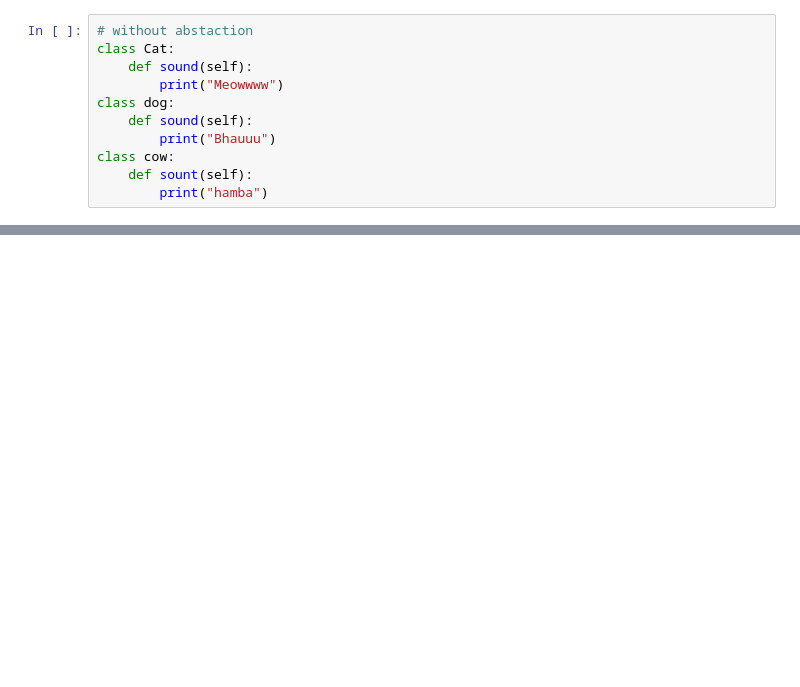
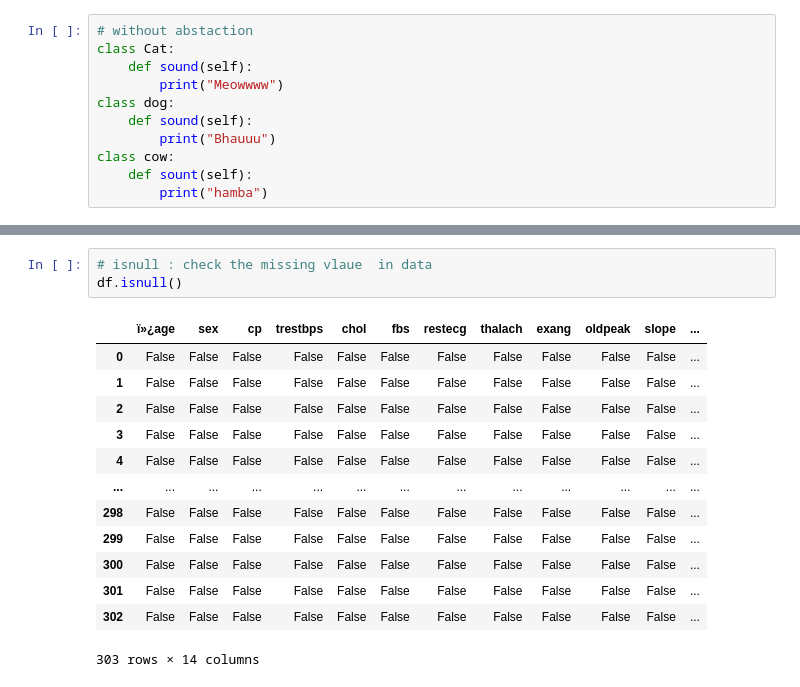
Before and after one commit to SameerD14/Python-_Daily_Tasks, a Jupyter notebook: classwork.ipynb, the cells around one changed output, grey strips where cells are left out. Saved outputs shown, nothing was run; the diff lists cells and outputs as text; blank space fills up the shorter version.

```diff
--- a/classwork.ipynb
+++ b/classwork.ipynb
@@ -1444,0 +1626,17 @@ Bonus     : 3000
+# %%
+# isnull : check the missing vlaue  in data
+df.isnull()
+# %% [output]
+|  | ï»¿age | sex | cp | trestbps | chol | fbs | restecg | thalach | exang | oldpeak | slope | ... |
+| 0 | False | False | False | False | False | False | False | False | False | False | False | ... |
+| 1 | False | False | False | False | False | False | False | False | False | False | False | ... |
+| 2 | False | False | False | False | False | False | False | False | False | False | False | ... |
+| 3 | False | False | False | False | False | False | False | False | False | False | False | ... |
+| 4 | False | False | False | False | False | False | False | False | False | False | False | ... |
+| ... | ... | ... | ... | ... | ... | ... | ... | ... | ... | ... | ... | ... |
+| 298 | False | False | False | False | False | False | False | False | False | False | False | ... |
+| 299 | False | False | False | False | False | False | False | False | False | False | False | ... |
+| 300 | False | False | False | False | False | False | False | False | False | False | False | ... |
+| 301 | False | False | False | False | False | False | False | False | False | False | False | ... |
+| 302 | False | False | False | False | False | False | False | False | False | False | False | ... |
+303 rows × 14 columns
```
Also changed, not shown: parts of 128 cells of this notebook.
